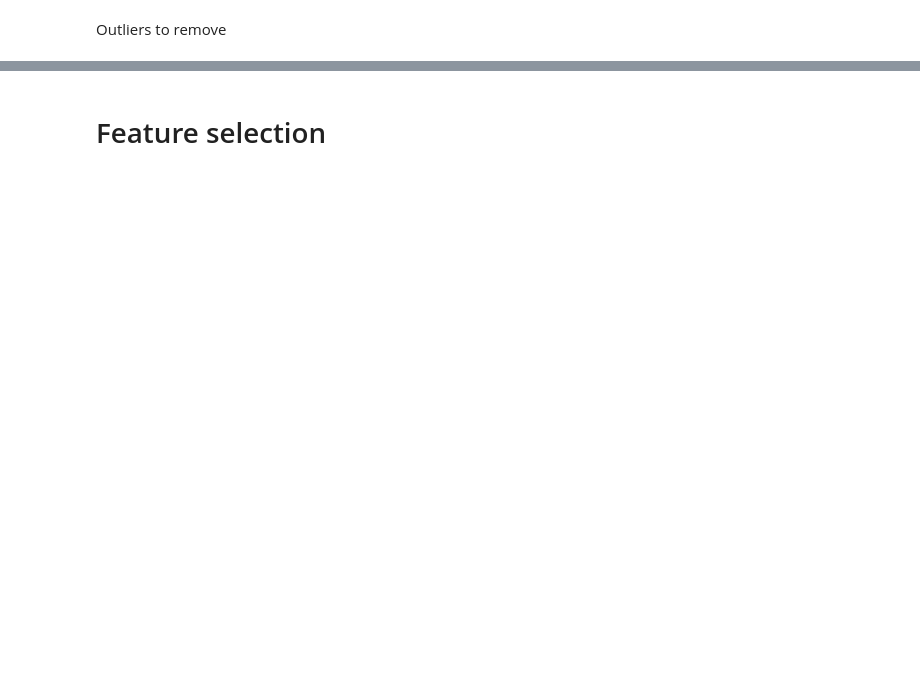
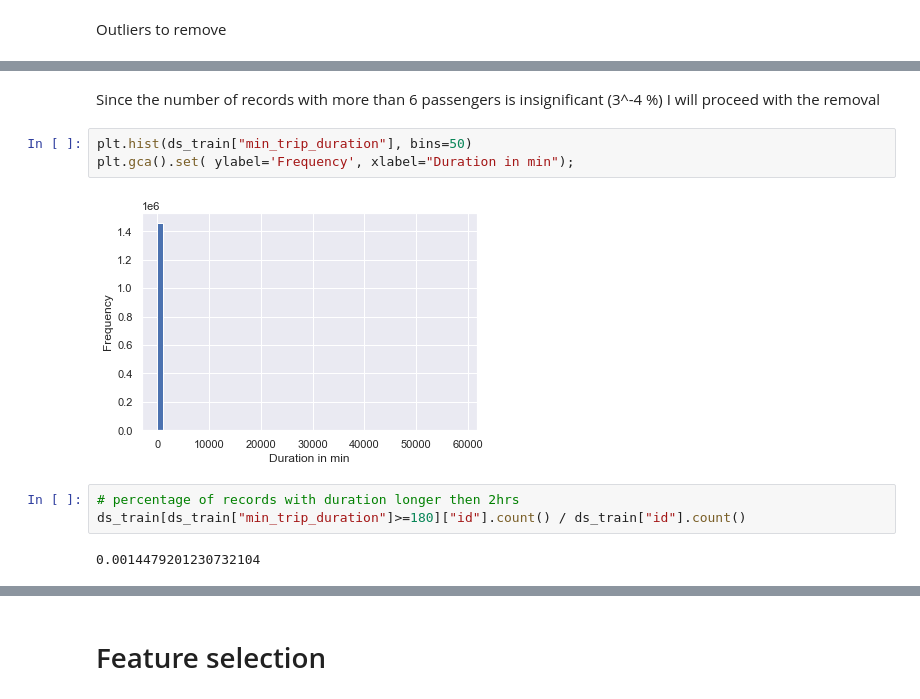
Before and after one commit to DragoneKTM/TaxiDrive_duration_prediction, a Jupyter notebook: Notebooks/1_Preparation.ipynb, the cells around one changed output, grey strips where cells are left out. Saved outputs shown, nothing was run; the diff lists cells and outputs as text; blank space fills up the shorter version.

```diff
--- a/Notebooks/1_Preparation.ipynb
+++ b/Notebooks/1_Preparation.ipynb
@@ -116,0 +141,12 @@ Outliers to remove
+# %% [markdown]
+Since the number of records with more than 6 passengers is insignificant (3^-4 %) I will proceed with the removal
+# %%
+plt.hist(ds_train["min_trip_duration"], bins=50)
+plt.gca().set( ylabel='Frequency', xlabel="Duration in min");
+# %% [output]
+[figure, added]
+# %%
+# percentage of records with duration longer then 2hrs
+ds_train[ds_train["min_trip_duration"]>=180]["id"].count() / ds_train["id"].count()
+# %% [output]
+0.0014479201230732104
```
Also changed, not shown: parts of 40 cells of this notebook.
